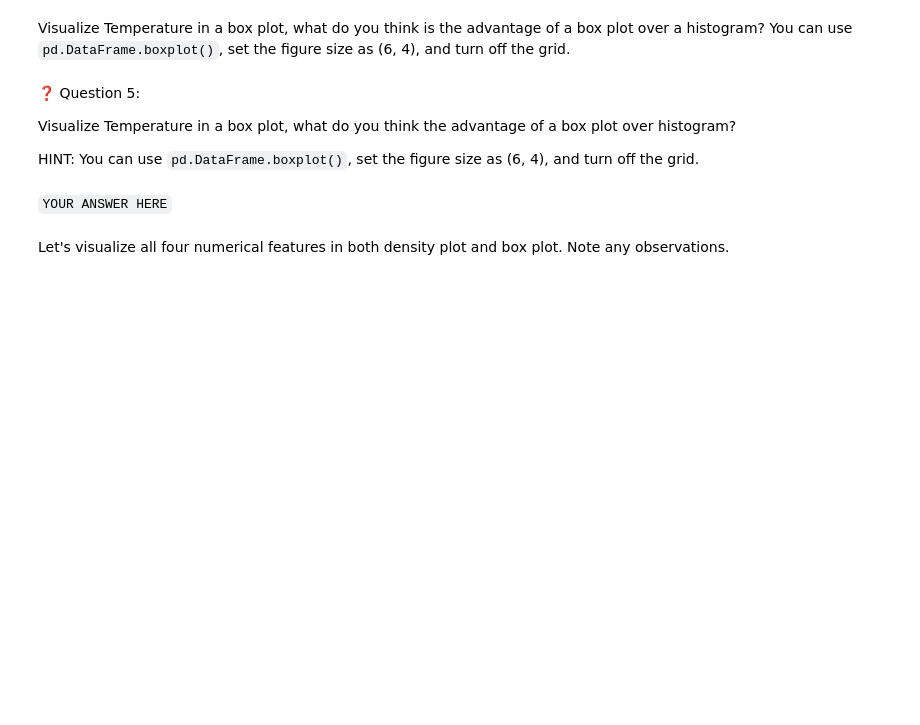
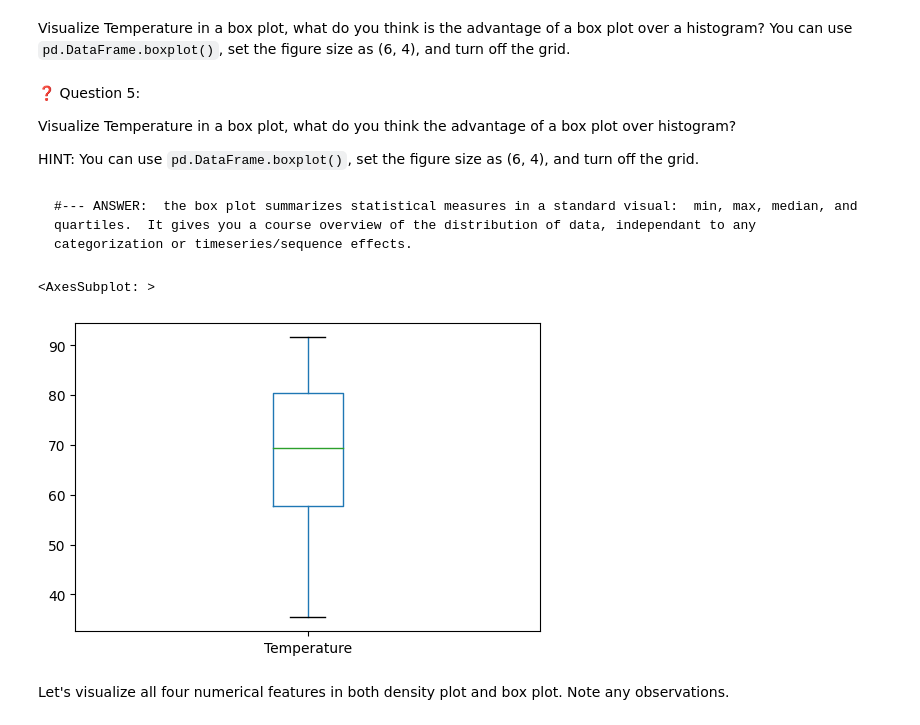
Before and after one commit to kidcoconut/fourthbrain, a Jupyter notebook: .assignments/week4_data_eng/nb/walmart-sales-data.ipynb, the cells around one changed output. Saved outputs shown, nothing was run; the diff lists cells and outputs as text; code cells hidden in the pictures; blank space fills up the shorter version.

```diff
--- a/.assignments/week4_data_eng/nb/walmart-sales-data.ipynb
+++ b/.assignments/week4_data_eng/nb/walmart-sales-data.ipynb
@@ -381,6 +483,6 @@ After communicating your findings, the stakeholders confirm that you can remove
 
 Now remove them from the training dataset.
 # %%
-mask = df_train[target] > 0
-df_train = # YOUR CODE HERE
+df_posMask = df_train[strTgtVar] > 0                     #--- mask of positive values
+df_train = df_train[df_posMask]
 df_train.shape # Expected Output: (8182, 19)
@@ -403,9 +547,14 @@ Visualize Temperature in a box plot, what do you think the advantage of a box pl
 
 HINT: You can use `pd.DataFrame.boxplot()`, set the figure size as (6, 4), and turn off the grid.
 # %% [markdown]
-`YOUR ANSWER HERE`
+
+    #--- ANSWER:  the box plot summarizes statistical measures in a standard visual:  min, max, median, and quartiles.  It gives you a course overview of the distribution of data, independant to any categorization or timeseries/sequence effects.
 # %%
-# YOUR CODE HERE
+# INSPECT:  visulize Temperature in a box plot
+df_train.boxplot(column=['Temperature'], figsize=(6,4), grid=False)
+# %% [output]
+<AxesSubplot: >
+[figure, added]
 # %% [markdown]
 Let's visualize all four numerical features in both density plot and box plot. Note any observations.
 # %%
```
Also changed, not shown: parts of 29 cells of this notebook.
